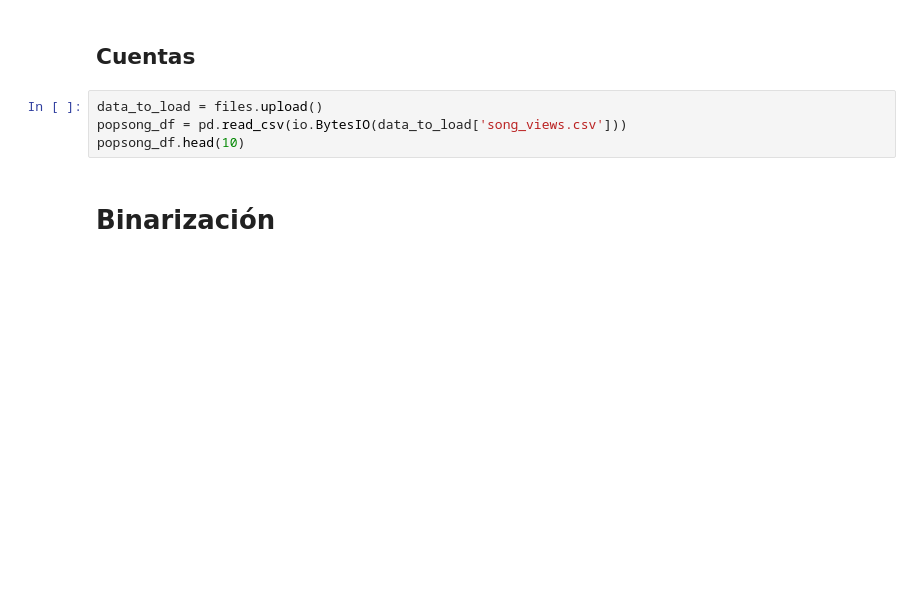
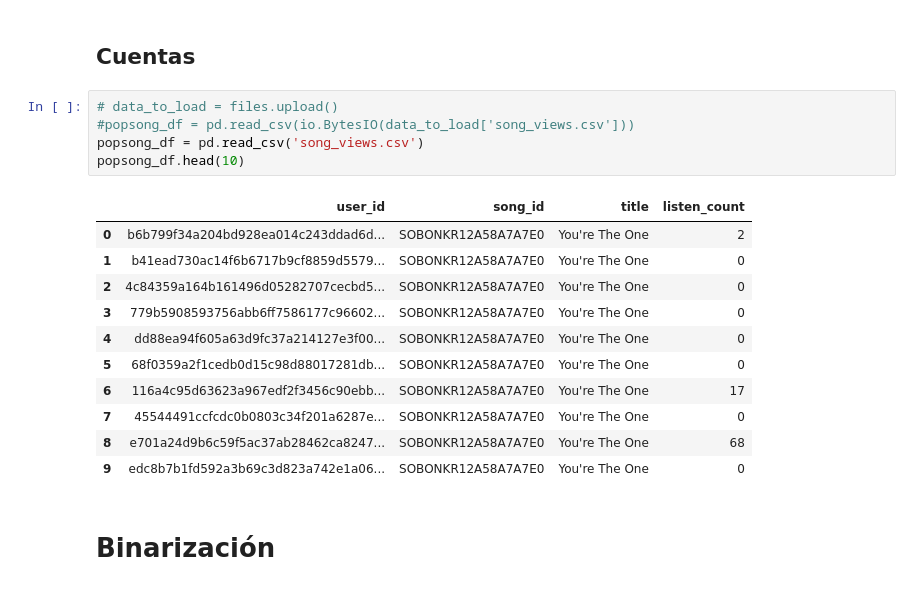
Before and after one commit to carlos1680/CPEDS, a Jupyter notebook: modulo6_ML2/6 - Ingeniería y selección de atributos P1/2 MLII - Clase 6 - Práctica.ipynb, the cells around one changed output. Saved outputs shown, nothing was run; the diff lists cells and outputs as text; blank space fills up the shorter version.

```diff
--- a/modulo6_ML2/6 - Ingeniería y selección de atributos P1/2 MLII - Clase 6 - Práctica.ipynb
+++ b/modulo6_ML2/6 - Ingeniería y selección de atributos P1/2 MLII - Clase 6 - Práctica.ipynb
@@ -35,9 +58,22 @@ poke_df[['HP', 'Attack', 'Defense']].describe()
 # %% [markdown]
 ## Cuentas
 # %%
-data_to_load = files.upload()
-popsong_df = pd.read_csv(io.BytesIO(data_to_load['song_views.csv']))
+# data_to_load = files.upload()
+#popsong_df = pd.read_csv(io.BytesIO(data_to_load['song_views.csv']))
+popsong_df = pd.read_csv('song_views.csv')
 popsong_df.head(10)
+# %% [output]
+|  | user_id | song_id | title | listen_count |
+| 0 | b6b799f34a204bd928ea014c243ddad6d... | SOBONKR12A58A7A7E0 | You're The One | 2 |
+| 1 | b41ead730ac14f6b6717b9cf8859d5579... | SOBONKR12A58A7A7E0 | You're The One | 0 |
+| 2 | 4c84359a164b161496d05282707cecbd5... | SOBONKR12A58A7A7E0 | You're The One | 0 |
+| 3 | 779b5908593756abb6ff7586177c96602... | SOBONKR12A58A7A7E0 | You're The One | 0 |
+| 4 | dd88ea94f605a63d9fc37a214127e3f00... | SOBONKR12A58A7A7E0 | You're The One | 0 |
+| 5 | 68f0359a2f1cedb0d15c98d88017281db... | SOBONKR12A58A7A7E0 | You're The One | 0 |
+| 6 | 116a4c95d63623a967edf2f3456c90ebb... | SOBONKR12A58A7A7E0 | You're The One | 17 |
+| 7 | 45544491ccfcdc0b0803c34f201a6287e... | SOBONKR12A58A7A7E0 | You're The One | 0 |
+| 8 | e701a24d9b6c59f5ac37ab28462ca8247... | SOBONKR12A58A7A7E0 | You're The One | 68 |
+| 9 | edc8b7b1fd592a3b69c3d823a742e1a06... | SOBONKR12A58A7A7E0 | You're The One | 0 |
 # %% [markdown]
 # Binarización
 # %% [markdown]
```
Also changed, not shown: parts of 43 cells of this notebook, 6 other files.
